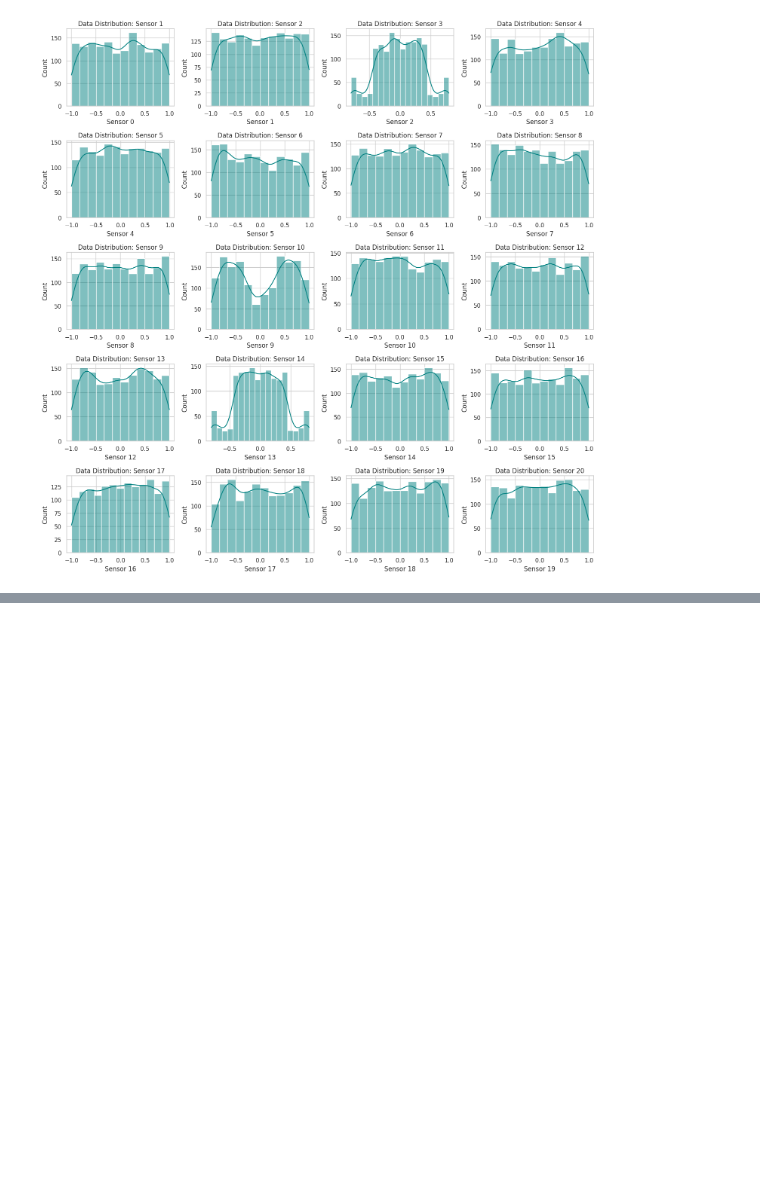
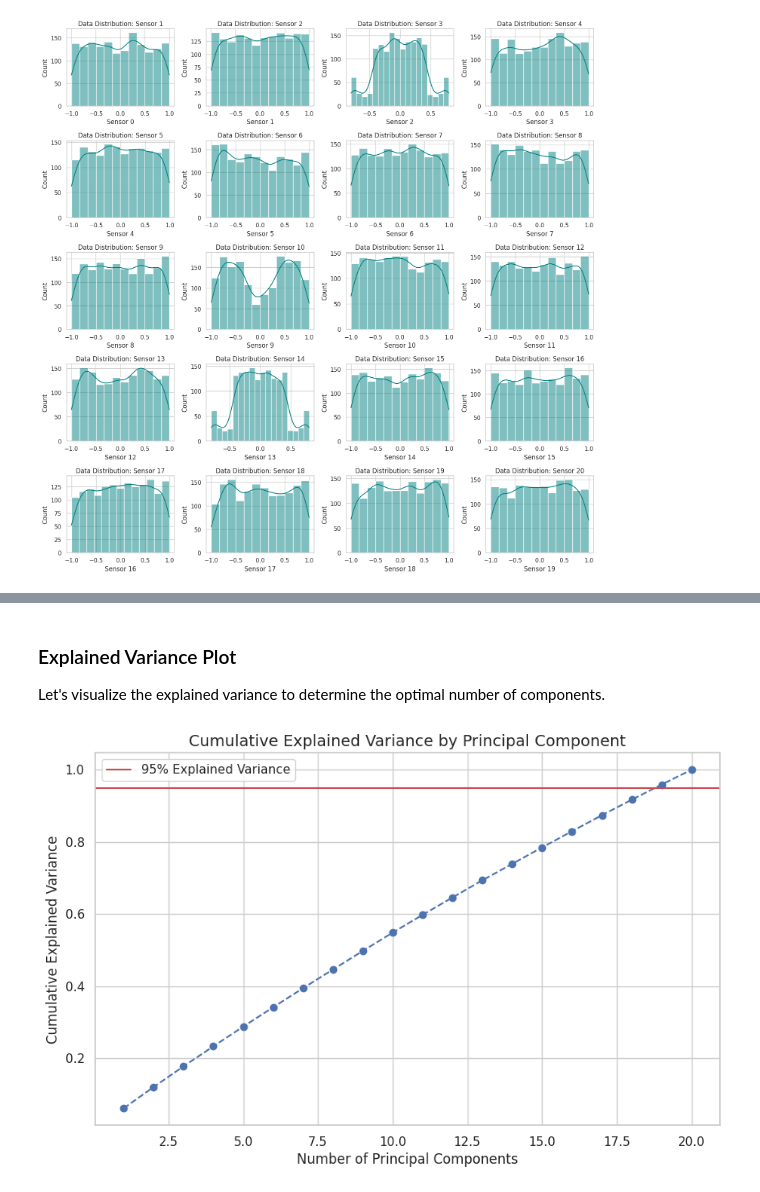
Before and after one commit to UsamaI000/ml6-challenge, a Jupyter notebook: notebooks/EDA.ipynb, the cells around one changed output, grey strips where cells are left out. Cells and saved outputs as stored; diff of their text form; code cells hidden in the pictures; blank space fills up the shorter version.

```diff
--- a/notebooks/EDA.ipynb
+++ b/notebooks/EDA.ipynb
@@ -160,3 +160,29 @@ plt.tight_layout()
 plt.savefig('eda_sensor_distributions.png')
 # %% [output]
 [figure]
+# %%
+from sklearn.preprocessing import StandardScaler
+from sklearn.decomposition import PCA
+
+# Prepare the data for PCA (sensor columns only)
+X = df[sensor_cols].values
+
+# Standardize the data
+scaler = StandardScaler()
+X_scaled = scaler.fit_transform(X)
+
+# Perform PCA
+pca = PCA(n_components=None) # Keep all components to inspect explained variance
+X_pca = pca.fit_transform(X_scaled)
+
+# Explained variance ratio
+explained_variance_ratio = pca.explained_variance_ratio_
+print("Explained variance ratio for each component:")
+for i, ratio in enumerate(explained_variance_ratio):
+    print(f"Principal Component {i+1}: {ratio:.4f}")
+
+# Cumulative explained variance
+cumulative_variance = np.cumsum(explained_variance_ratio)
+print("\nCumulative explained variance:")
+for i, ratio in enumerate(cumulative_variance):
+    print(f"Principal Component {i+1}: {ratio:.4f}")
@@ -162,0 +207,17 @@ plt.savefig('eda_sensor_distributions.png')
+# %% [markdown]
+### Explained Variance Plot
+
+Let's visualize the explained variance to determine the optimal number of components.
+# %%
+plt.figure(figsize=(10, 6))
+plt.plot(range(1, len(explained_variance_ratio) + 1), cumulative_variance, marker='o', linestyle='--')
+plt.title('Cumulative Explained Variance by Principal Component', fontsize=14)
+plt.xlabel('Number of Principal Components', fontsize=12)
+plt.ylabel('Cumulative Explained Variance', fontsize=12)
+plt.grid(True)
+plt.axhline(y=0.95, color='r', linestyle='-', label='95% Explained Variance')
+plt.legend()
+plt.savefig('eda_pca_explained_variance.png')
+plt.show()
+# %% [output]
+[figure, added]
```
Also changed, not shown: parts of 7 cells of this notebook.
